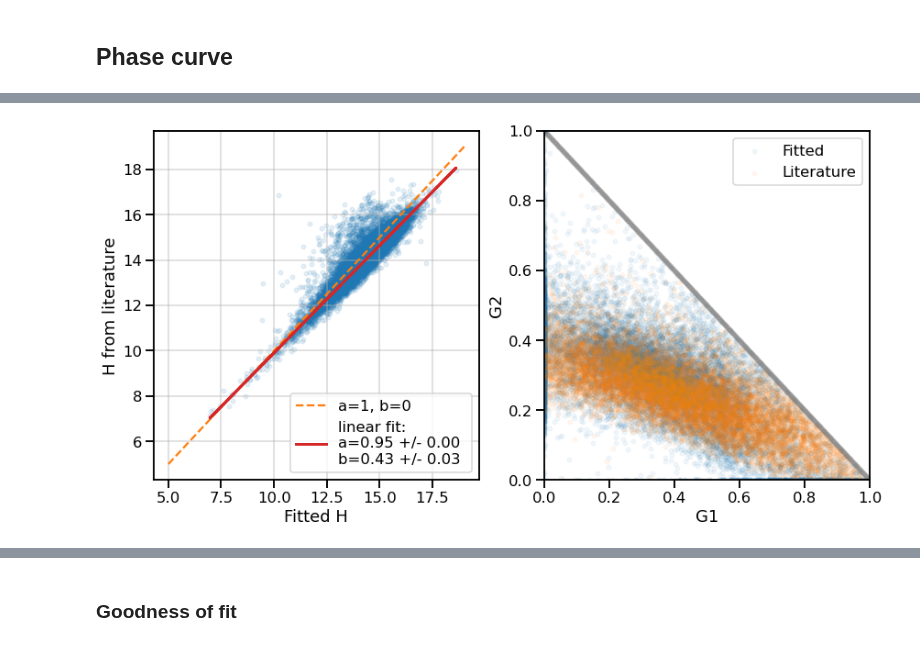
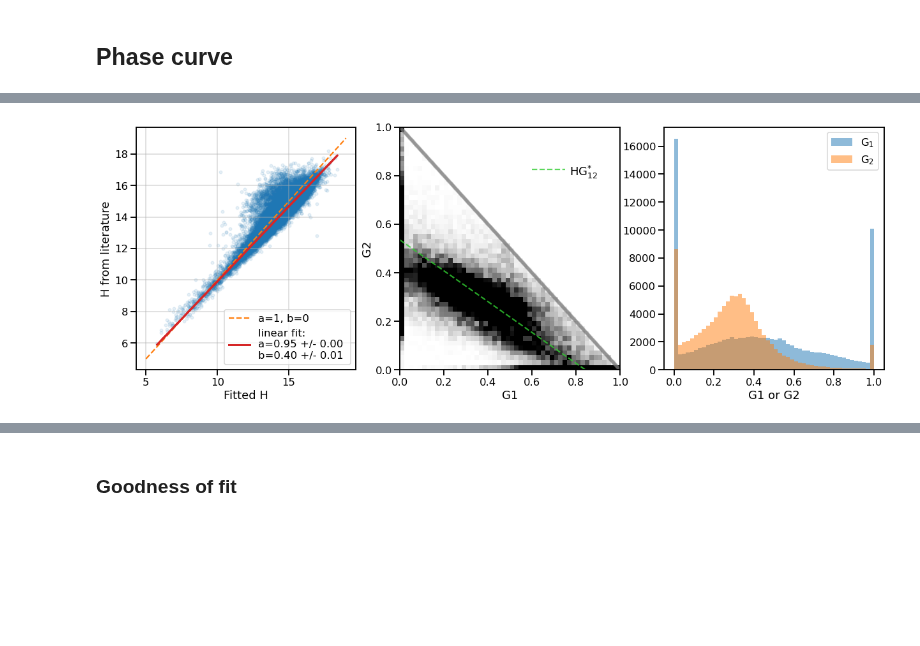
Before and after one commit to astrolabsoftware/fink-tutorials, a Jupyter notebook: sso/spins/spins.ipynb, the cells around one changed output, grey strips where cells are left out. Saved outputs shown, nothing was run; the diff lists cells and outputs as text; code cells hidden in the pictures; blank space fills up the shorter version.

```diff
--- a/sso/spins/spins.ipynb
+++ b/sso/spins/spins.ipynb
@@ -7,6 +7,7 @@ import matplotlib
 import matplotlib.pyplot as plt
 
 import rocks
+rocks.set_log_level("error")
 import time as t
 
 import astropy.units as u
@@ -40,10 +60,20 @@ def read_bft(path):
     bft = pd.read_parquet(path, columns=cols)
 
     return bft
+# %%
+# G12 line in G1G2 space
+def G12_to_G1G2(g12):
+
+    G1_a, G2_a = 0.0, 0.53513350
+    G1_b, G2_b = 0.84293649, -0.53513350
+
+    G1 = G1_a + g12 * G1_b
+    G2 = G2_a + g12 * G2_b
+
+    return G1, G2
 # %%
-bft_file = '/home/peloton/Downloads/ssoBFT-latest.parquet'
-
-raw = pd.read_parquet('data/sso_bft_50_inf_hg1g2spins.parquet')
+# Read FINK results
+raw = pd.read_parquet(f'{data_fink}data/sso_bft_50_inf_hg1g2spins.parquet')
 
 names_numbers = rocks.identify(raw.ssnamenr)
 raw['ssnamenr'] = [str(name_number[1]) for name_number in names_numbers]
@@ -351,7 +411,7 @@ def linear(x, a, b):
 
 yaxis = data['phase_functions.Generic/Johnson.V.H.value'].values
 mask = yaxis == yaxis
-mask *= data['flavor'] == 'silver'
+mask *= data['flavor'] == 'bronze'
 
 xaxis = data['H'].values[mask]
 yaxis = yaxis[mask]
@@ -359,7 +419,9 @@ err = data['dH'].values[mask]
 
 popt, pcov = curve_fit(linear, xaxis, yaxis, sigma=err)
 perr = np.sqrt(np.diagonal(pcov))
-fig, ax = plt.subplots(1, 2, figsize=(14, 7))
+
+
+fig, ax = plt.subplots(1, 3, figsize=(21, 7))
 ax[0].scatter(
     xaxis,
     yaxis,
@@ -386,20 +448,48 @@ ax[0].grid(alpha=0.5)
 def triangle(x, r):
     return r - x
 
-ax[1].scatter(
+# Scatter ----
+# ax[1].scatter(
+#     data.loc[mask,'G1'],
+#     data.loc[mask,'G2'],
+#     alpha=0.05,
+#     marker='.',
+#     label='Fitted'
+# )
+# ax[1].scatter(
+#     data.loc[mask,'phase_functions.Generic/Johnson.V.G1.value'],
+#     data.loc[mask,'phase_functions.Generic/Johnson.V.G2.value'],
+#     alpha=0.05,
+#     marker='.',
+#     label='Literature'
+# )
+
+# histogram ----
+ax[1].hist2d(
     data.loc[mask,'G1'],
     data.loc[mask,'G2'],
-    alpha=0.05,
-    marker='.',
+    # alpha=0.05,
+    # marker='.',
+    range=[ [0,1],[0,1]],
+    bins=50,
+    cmap='Greys',
+    vmin=0, vmax=50,
     label='Fitted'
 )
-ax[1].scatter(
-    data.loc[mask,'phase_functions.Generic/Johnson.V.G1.value'],
-    data.loc[mask,'phase_functions.Generic/Johnson.V.G2.value'],
-    alpha=0.05,
-    marker='.',
-    label='Literature'
+
+
+g12 = np.linspace(0, 1, num=10)
+G1, G2 = G12_to_G1G2(g12)
+ax[1].plot(G1, G2, linestyle="--", color="limegreen", alpha=0.8)
+ax[1].text(0.9, 0.8, "HG$_{12}^{*}$", ha="right")
+ax[1].plot(
+    [0.6, 0.75],
+    [0.825, 0.825],
+    linestyle="--",
+    color="limegreen",
+    alpha=0.8,
 )
+
 
 xr = np.arange(0, 1, 0.001)
 ax[1].scatter(xr, triangle(xr, 1.), color='grey', marker='.', alpha=0.1)
@@ -407,6 +497,18 @@ ax[1].set_xlim(0, 1)
 ax[1].set_ylim(0, 1)
 ax[1].set_xlabel('G1')
 ax[1].set_ylabel('G2')
-ax[1].legend()
-fig.savefig('plots/hg1g2.png', facecolor='white', dpi=150)
+# ax[1].legend()
+
+
+
+binG = 50
+ng1, hg1, _ = ax[2].hist( data['G1'], range=[0,1], bins=binG, alpha=0.5, label='G$_1$' )
+ng2, hg2, _ = ax[2].hist( data['G2'], range=[0,1], bins=binG, alpha=0.5, label='G$_2$' )
+ax[2].set_xlabel('G1 or G2')
+ax[2].legend()
+
+print(f'G1 at 0 or 1 boundary: {100*(ng1[0]+ng1[-1]) / np.sum(ng1):.1f}%' )
+print(f'G1 at 0 or 1 boundary: {100*(ng2[0]+ng2[-1]) / np.sum(ng2):.1f}%' )
+
+fig.savefig(f'{data_fink}plots/hg1g2.png', facecolor='white', dpi=150)
 # %% [output]
@@ -413 +517 @@ fig.savefig('plots/hg1g2.png', facecolor='white', dpi=150)
-[figure, old version]
+[figure, new version]
```
Also changed, not shown: parts of 60 cells of this notebook, 1 other file.
